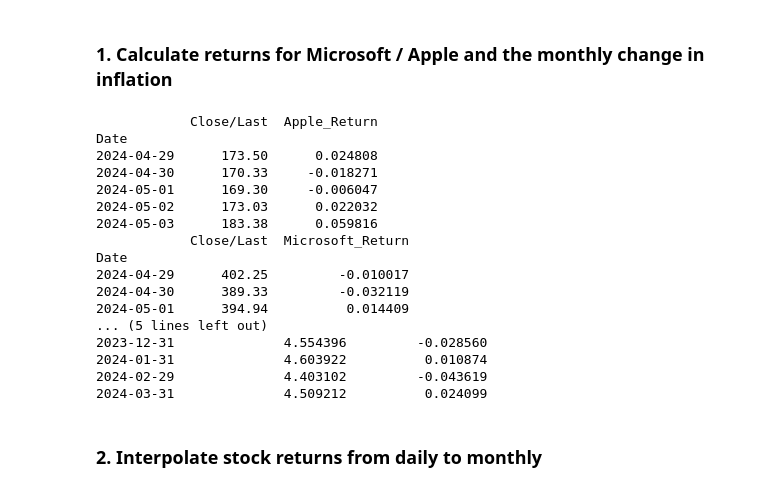
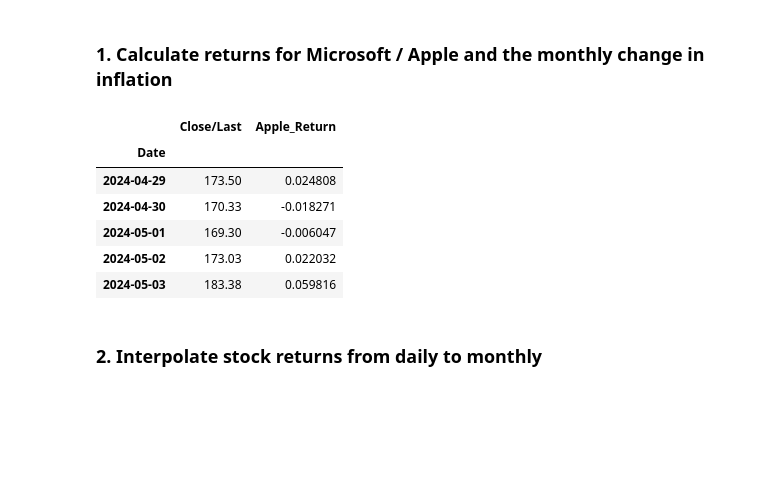
Before and after one commit to calinnedelcu/data-transformation-trading-models, a Jupyter notebook: Preparing-for-data-analysis-project-student.ipynb, the cells around one changed output. Drawn from its saved outputs; the diff is of its cells as text; code cells hidden in the pictures; blank space fills up the shorter version.

```diff
--- a/Preparing-for-data-analysis-project-student.ipynb
+++ b/Preparing-for-data-analysis-project-student.ipynb
@@ -450,38 +356,24 @@ This will require several steps:
 # %% [markdown]
 ### 1. Calculate returns for Microsoft / Apple and the monthly change in inflation
 # %%
-# Calculate daily returns for Apple and Microsoft and the percent change in inflation from month to month
+# Daily returns + monthly inflation change
 apple_ts = apple.set_index("Date").sort_index()
 microsoft_ts = microsoft.set_index("Date").sort_index()
 inflation_ts = inflation.set_index("Date").sort_index()
 
 apple_ts["Apple_Return"] = apple_ts["Close/Last"].pct_change()
 microsoft_ts["Microsoft_Return"] = microsoft_ts["Close/Last"].pct_change()
+inflation_ts["Inflation_Change"] = inflation_ts["CORESTICKM159SFRBATL"].pct_change()
 
-inflation_col = inflation_ts.select_dtypes(include="number").columns[0]
-inflation_ts["Inflation_Change"] = inflation_ts[inflation_col].pct_change()
-
-print(apple_ts[["Close/Last", "Apple_Return"]].tail())
-print(microsoft_ts[["Close/Last", "Microsoft_Return"]].tail())
-print(inflation_ts[[inflation_col, "Inflation_Change"]].tail())
+apple_ts[["Close/Last", "Apple_Return"]].tail()
 # %% [output]
-            Close/Last  Apple_Return
-Date
-2024-04-29      173.50      0.024808
-2024-04-30      170.33     -0.018271
-2024-05-01      169.30     -0.006047
-2024-05-02      173.03      0.022032
-2024-05-03      183.38      0.059816
-            Close/Last  Microsoft_Return
-Date
-2024-04-29      402.25         -0.010017
-2024-04-30      389.33         -0.032119
-2024-05-01      394.94          0.014409
-... (5 lines left out)
-2023-12-31              4.554396         -0.028560
-2024-01-31              4.603922          0.010874
-2024-02-29              4.403102         -0.043619
-2024-03-31              4.509212          0.024099
+|  | Close/Last | Apple_Return |
+| Date |  |  |
+| 2024-04-29 | 173.50 | 0.024808 |
+| 2024-04-30 | 170.33 | -0.018271 |
+| 2024-05-01 | 169.30 | -0.006047 |
+| 2024-05-02 | 173.03 | 0.022032 |
+| 2024-05-03 | 183.38 | 0.059816 |
 # %% [markdown]
 ### 2. Interpolate stock returns from daily to monthly
 # %%
```
Also changed, not shown: parts of 19 cells of this notebook, 2 other files.
